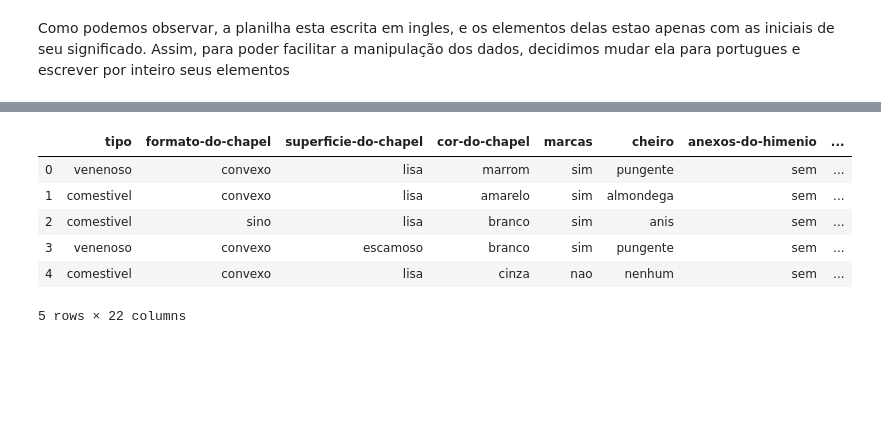
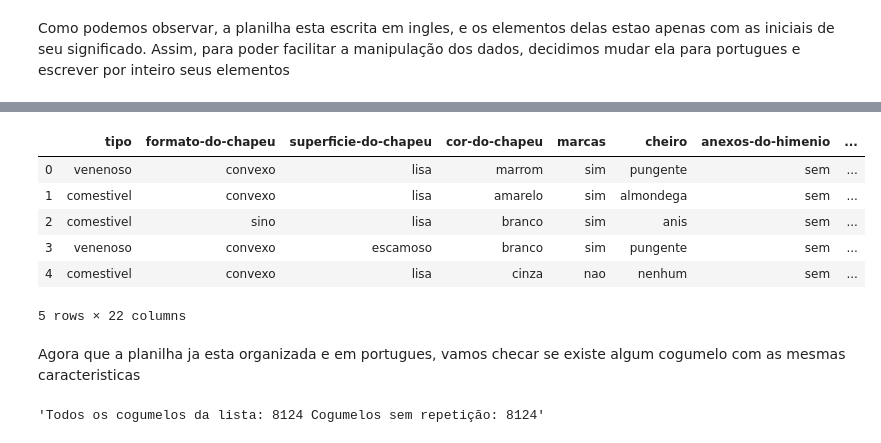
Before and after one commit to andscost/Probabilidade-de-um-cogumelo-ser-comestivel, a Jupyter notebook: Notebook.ipynb, the cells around one changed output, grey strips where cells are left out. Drawn from its saved outputs; the diff is of its cells as text; code cells hidden in the pictures; blank space fills up the shorter version.

```diff
--- a/Notebook.ipynb
+++ b/Notebook.ipynb
@@ -32,9 +33,9 @@ data_clean = data
 #alterando os titulos para portugues
 colunas = {
     'class': 'tipo',
-    'cap-shape': 'formato-do-chapel',
-    'cap-surface': 'superficie-do-chapel',
-    'cap-color': 'cor-do-chapel',
+    'cap-shape': 'formato-do-chapeu',
+    'cap-surface': 'superficie-do-chapeu',
+    'cap-color': 'cor-do-chapeu',
     'bruises': 'marcas',
     'odor': 'cheiro',
     'gill-attachment': 'anexos-do-himenio',
@@ -72,37 +73,43 @@ data_clean.head()
 # %%
 #alterando os valores para portugues
 valores = {
     'tipo': {'p': 'venenoso','e': 'comestivel',},
-    'formato-do-chapel': {'x': 'convexo','b': 'sino','s': 'afundado','f': 'plano','k': 'nodoso','c': 'conico',},
-    'superficie-do-chapel': {'s': 'lisa','y': 'escamoso','f': 'fibroso','g': 'ranhuras',},
-    'cor-do-chapel': {'n': 'marrom','y': 'amarelo','w': 'branco','g': 'cinza','e': 'vermelho','p': 'rosa','b': 'couro','u': 'roxo','c': 'canela','r': 'verde',},
+    'formato-do-chapeu': {'x': 'convexo','b': 'sino','s': 'afundado','f': 'plano','k': 'nodoso','c': 'conico',},
+    'superficie-do-chapeu': {'s': 'lisa','y': 'escamoso','f': 'fibroso','g': 'ranhuras',},
+    'cor-do-chapeu': {'n': 'marrom','y': 'amarelo','w': 'branco','g': 'cinza','e': 'vermelho','p': 'rosa','b': 'couro','u': 'roxo','c': 'canela','r': 'verde',},
     'marcas': {'t': 'sim','f': 'nao',},
     'cheiro': {'p': 'pungente','a': 'almondega','l': 'anis','n': 'nenhum','f': 'fedorento','c': 'queimado','y': 'peixe','s': 'apimentado','m': 'mofo',},
     'anexos-do-himenio': {'f': 'sem','a': 'com',},
     'espacamento-do-himenio': {'c': 'medio','w': 'perto',},
     'tamanho-do-himenio': {'n': 'pequeno','b': 'grande',},
     'cor-do-himenio': {'k': 'preto','n': 'marrom','g': 'cinza','p': 'rosa','w': 'branco','h': 'chocolate','u': 'roxo','e': 'vermelho','b': 'couro','r': 'verde','y': 'amarelo','o': 'laranja',},
     'formato-do-estipe': {'e': 'alargando','t': 'afunilando',},
     'raiz-do-estipe': {'e': 'igual','c': 'bastao','b': 'bulbo','r': 'enraizado','?': 'faltando',},
     'superficie-do-estipe-acima-do-anel': {'s': 'lisa','f': 'fibrosa','k': 'sedosa','y': 'escamosa',},
     'superficie-do-estipe-abaixo-do-anel': {'s': 'lisa','f': 'fibrosa','y': 'escamosa','k': 'sedosa',},
     'cor-do-estipe-acima-do-anel': {'w': 'branco','g': 'cinza','p': 'rosa','n': 'marrom','b': 'couro','e': 'vermelho','o': 'laranja','c': 'canela','y': 'amarelo',},
     'cor-do-estipe-abaixo-do-anel': {'w': 'branco','p': 'rosa','g': 'cinza','b': 'couro','n': 'marrom','e': 'vermelho','y': 'amarelo','o': 'laranja','c': 'canela',},
     'cor-do-veu': {'w': 'branco','n': 'marrom','o': 'laranja','y': 'amarelo',},
     'numero-de-aneis': {'o': '1','t': '2','n': '0',},
     'tipo-do-anel': {'p': 'pingente','e': 'evanescente','l': 'largo','f': 'resplandecente','n': 'nenhum',},
     'cor-da-esporada': {'k': 'preto','n': 'marrom','u': 'roxo','h': 'chocolate','w': 'branco','r': 'verde','o': 'laranja','y': 'amarelo','b': 'couro',},
     'populacao': {'s': 'espalhado','n': 'numeroso','a': 'abundante','v': 'varios','y': 'solitario','c': 'agrupados',},
     'habitat': {'u': 'urbano','g': 'grama','m': 'prado','d': 'floresta','p': 'caminhos','w': 'lixo','l': 'folhas',}
 }
 
 data_clean = data_clean.replace(valores)
 data_clean.head()
 # %% [output]
-|  | tipo | formato-do-chapel | superficie-do-chapel | cor-do-chapel | marcas | cheiro | anexos-do-himenio | ... |
+|  | tipo | formato-do-chapeu | superficie-do-chapeu | cor-do-chapeu | marcas | cheiro | anexos-do-himenio | ... |
 | 0 | venenoso | convexo | lisa | marrom | sim | pungente | sem | ... |
 | 1 | comestivel | convexo | lisa | amarelo | sim | almondega | sem | ... |
 | 2 | comestivel | sino | lisa | branco | sim | anis | sem | ... |
 | 3 | venenoso | convexo | escamoso | branco | sim | pungente | sem | ... |
 | 4 | comestivel | convexo | lisa | cinza | nao | nenhum | sem | ... |
 5 rows × 22 columns
+# %% [markdown]
+Agora que a planilha ja esta organizada e em portugues, vamos checar se existe algum cogumelo com as mesmas caracteristicas
+# %%
+'Todos os cogumelos da lista: {} Cogumelos sem repetição: {}'.format(len(data_clean.index),len(data_clean.drop_duplicates().index))
+# %% [output]
+'Todos os cogumelos da lista: 8124 Cogumelos sem repetição: 8124'
```
Also changed, not shown: parts of 8 cells of this notebook.
